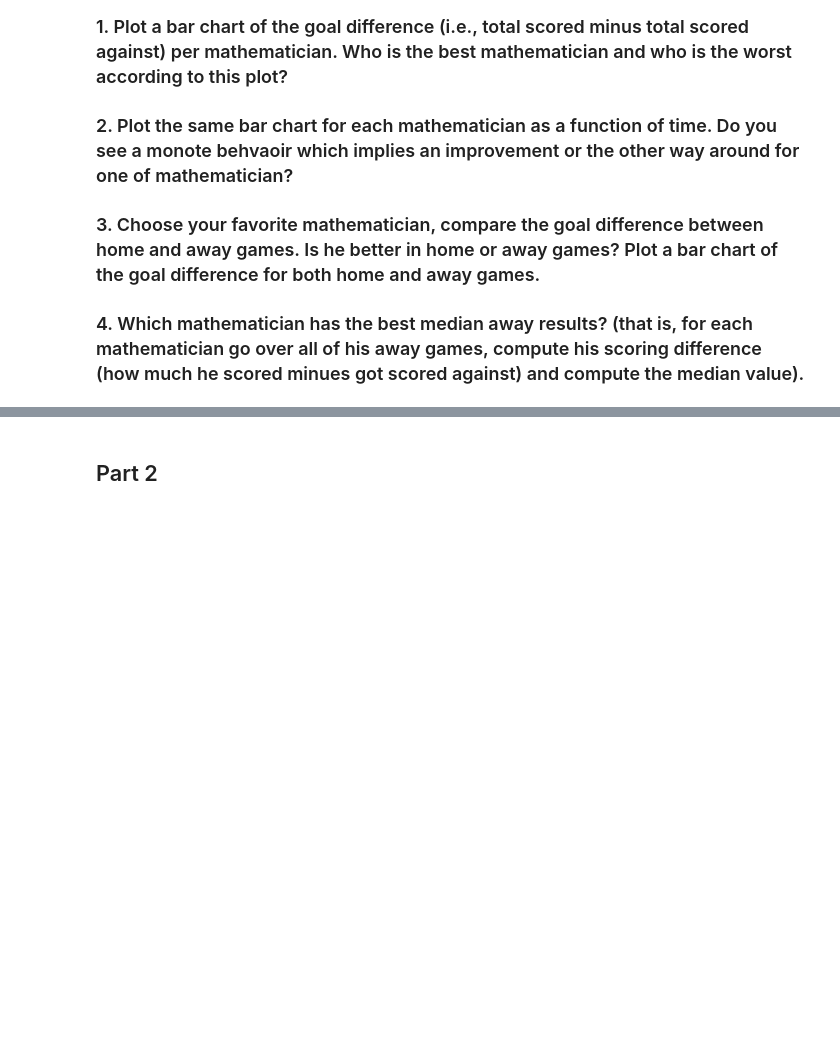
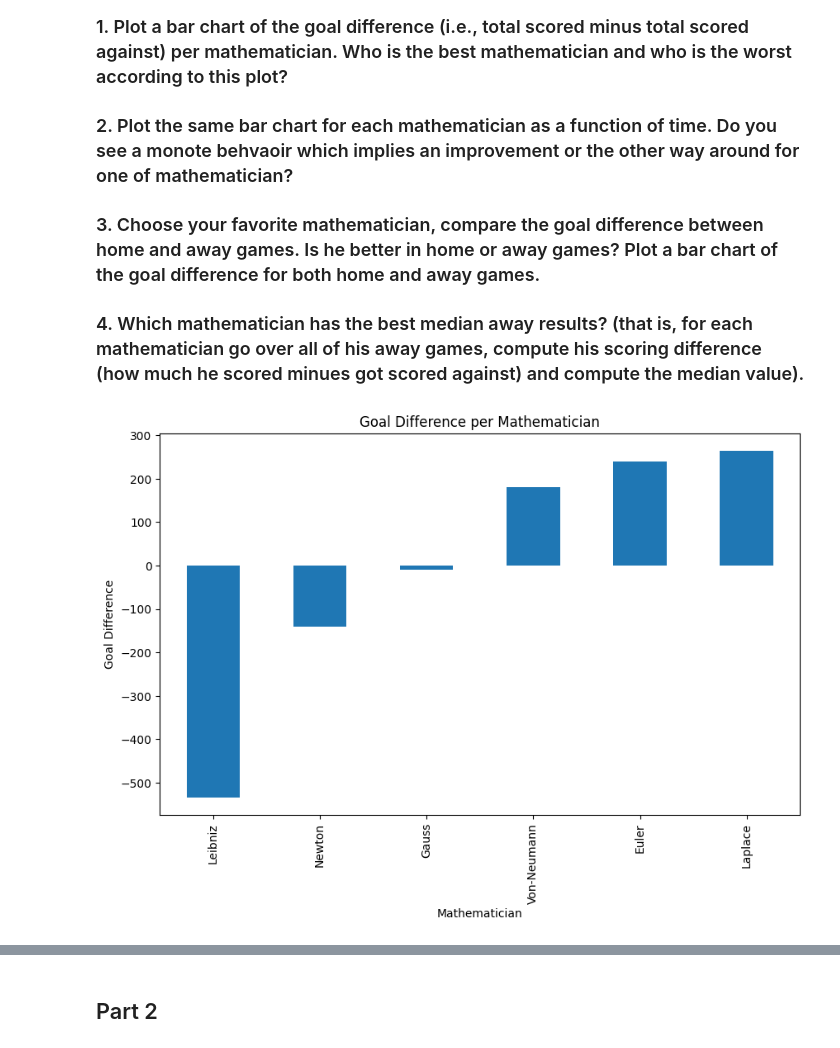
Before and after one commit to estivengrx/Freelancer-2, a Jupyter notebook: bayes_ML_2_notebooks/project_semester_B/Notebooks/mathball.ipynb, the cells around one changed output, grey strips where cells are left out. Saved outputs shown, nothing was run; the diff lists cells and outputs as text; code cells hidden in the pictures; blank space fills up the shorter version.

```diff
--- a/bayes_ML_2_notebooks/project_semester_B/Notebooks/mathball.ipynb
+++ b/bayes_ML_2_notebooks/project_semester_B/Notebooks/mathball.ipynb
@@ -51,3 +51,32 @@ df_all.head()
 ### 2. Plot the same bar chart for each mathematician  as a function of time. Do you see a monote behvaoir which implies an improvement or the other way around for one of mathematician?
 ### 3. Choose your favorite mathematician, compare the goal difference between home and away games. Is he better in home or away games? Plot a bar chart of the goal difference for both home and away games.
 ### 4. Which mathematician has the best median away results? (that is, for each mathematician go over all of his away games, compute his scoring difference (how much he scored minues got scored against) and compute the median value).
+# %%
+# Jupyter Notebook cell
+
+# ## Part 1
+# ### We next do some exploratory data analysis. The idea is to get a general sense of what is going on.
+
+# ## Tasks
+
+# ### 1. Plot a bar chart of the goal difference (i.e., total scored minus total scored against) per mathematician.
+# Who is the best mathematician and who is the worst according to this plot?
+
+# Calculate goal difference for each mathematician
+df_all['goal_difference_home'] = df_all['home_score'] - df_all['away_score']
+df_all['goal_difference_away'] = df_all['away_score'] - df_all['home_score']
+
+# Group by mathematician
+goal_diff_home = df_all.groupby('home_player')['goal_difference_home'].sum()
+goal_diff_away = df_all.groupby('away_player')['goal_difference_away'].sum()
+
+# Sum the goal differences
+goal_diff = goal_diff_home.add(goal_diff_away, fill_value=0)
+
+# Plot bar chart
+goal_diff.sort_values().plot(kind='bar', figsize=(10, 6), title='Goal Difference per Mathematician')
+plt.ylabel('Goal Difference')
+plt.xlabel('Mathematician')
+plt.show()
+# %% [output]
+[figure, added]
```
Also changed, not shown: parts of 18 cells of this notebook, 3 other files.
